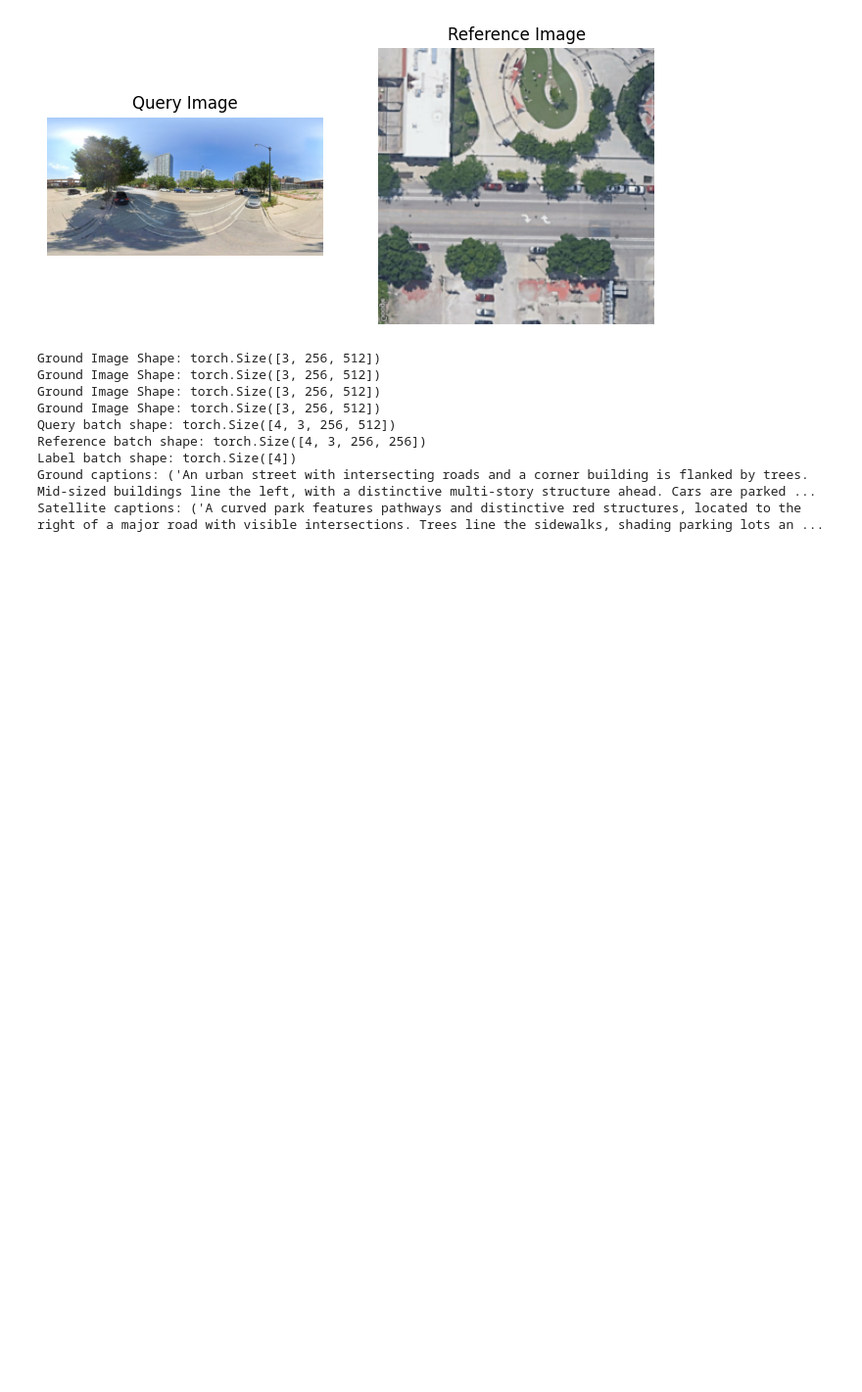
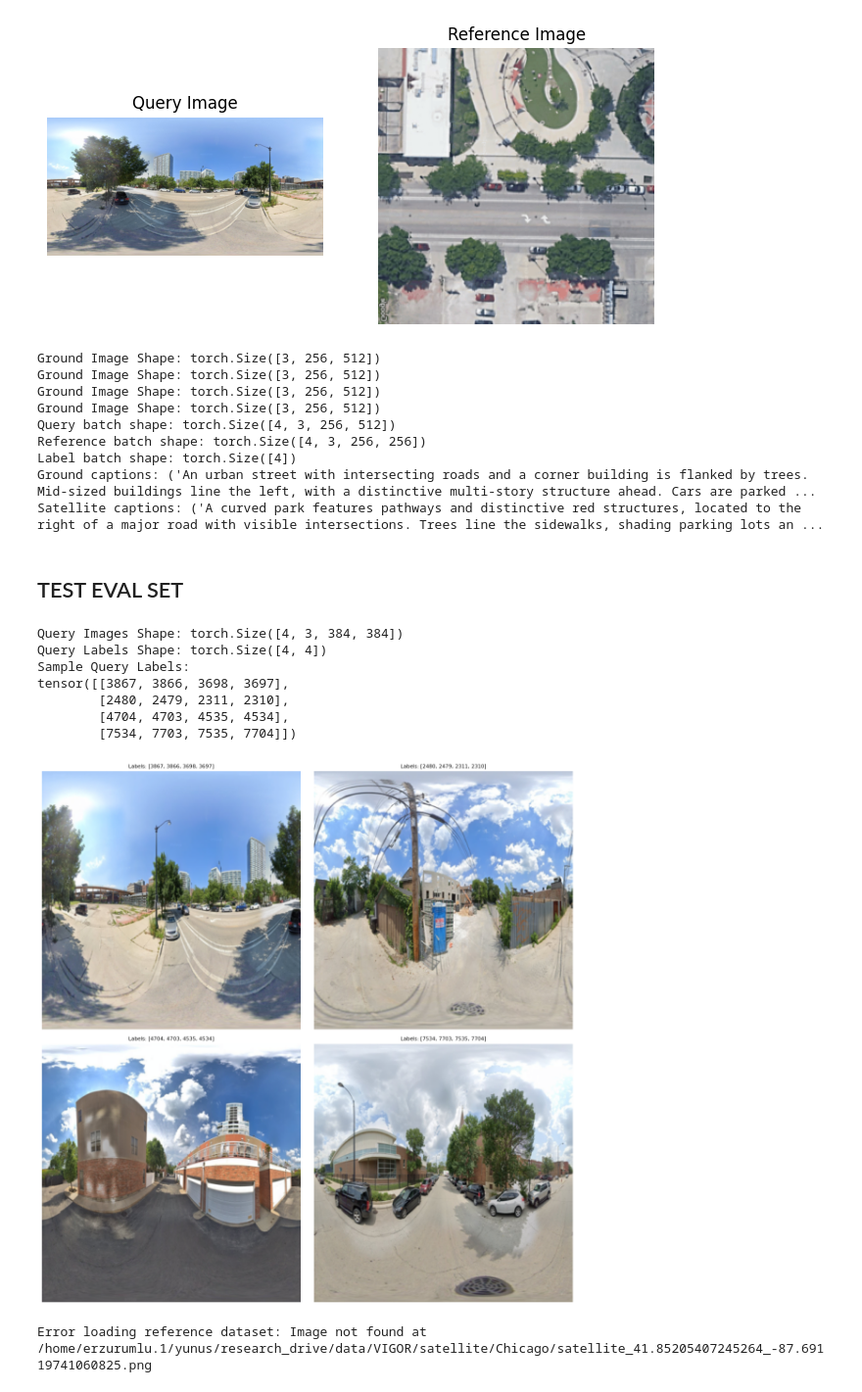
Before and after one commit to yunusstalha/glip-loc, a Jupyter notebook: notebooks/test_dataset.ipynb, the cells around one changed output. Shown at 98% size. Saved outputs shown, nothing was run; the diff lists cells and outputs as text; code cells hidden in the pictures; blank space fills up the shorter version.

```diff
--- a/notebooks/test_dataset.ipynb
+++ b/notebooks/test_dataset.ipynb
@@ -94,3 +94,5 @@ Reference batch shape: torch.Size([4, 3, 256, 256])
 Label batch shape: torch.Size([4])
 Ground captions: ('An urban street with intersecting roads and a corner building is flanked by trees. Mid-sized buildings line the left, with a distinctive multi-story structure ahead. Cars are parked ...
 Satellite captions: ('A curved park features pathways and distinctive red structures, located to the right of a major road with visible intersections. Trees line the sidewalks, shading parking lots an ...
+# %% [markdown]
+## TEST EVAL SET
@@ -96,0 +118,9 @@ Satellite captions: ('A curved park features pathways and distinctive red struct
+# %%
+# Define transforms
+transform = transforms.Compose([
+    transforms.Resize((384, 384)),  # Resize images to 384x384
+    transforms.ToTensor(),          # Convert PIL Image to Tensor
+    # You can add more transforms if needed, e.g., normalization
+    transforms.Normalize(mean=[0.485, 0.456, 0.406],
+                         std=[0.229, 0.224, 0.225]),
+])
@@ -96,0 +172,54 @@ Satellite captions: ('A curved park features pathways and distinctive red struct
+# %%
+# Function to display images
+def show_images(images, titles=None):
+    batch_size = images.size(0)
+    grid_size = int(np.ceil(np.sqrt(batch_size)))
+    fig, axes = plt.subplots(grid_size, grid_size, figsize=(12, 12))
+    for i in range(grid_size * grid_size):
+        ax = axes[i // grid_size, i % grid_size]
+        ax.axis('off')
+        if i < batch_size:
+            img = images[i].permute(1, 2, 0).numpy()
+            img = np.clip(img * np.array([0.229, 0.224, 0.225]) +
+                         np.array([0.485, 0.456, 0.406]), 0, 1)
+            ax.imshow(img)
+            if titles:
+                ax.set_title(titles[i], fontsize=8)
+    plt.tight_layout()
+    plt.show()
+
+# Fetch a single batch from query DataLoader
+try:
+    query_batch = next(iter(dataloader_eval_query))
+    query_imgs, query_labels = query_batch
+    print(f"Query Images Shape: {query_imgs.shape}")      # Expected: [4, 3, 384, 384]
+    print(f"Query Labels Shape: {query_labels.shape}")    # Expected: [4, 4]
+    print(f"Sample Query Labels:\n{query_labels}")
+
+    # Display query images
+    show_images(query_imgs, titles=[f"Labels: {label.tolist()}" for label in query_labels])
+except Exception as e:
+    print(f"Error loading query dataset: {e}")
+
+# Fetch a single batch from reference DataLoader
+try:
+    reference_batch = next(iter(dataloader_eval_reference))
+    reference_imgs, reference_labels = reference_batch
+    print(f"Reference Images Shape: {reference_imgs.shape}")  # Expected: [4, 3, 384, 384]
+    print(f"Reference Labels Shape: {reference_labels.shape}")# Expected: [4]
+    print(f"Sample Reference Labels:\n{reference_labels}")
+
+    # Display reference images
+    show_images(reference_imgs, titles=[f"Label: {label.item()}" for label in reference_labels])
+except Exception as e:
+    print(f"Error loading reference dataset: {e}")
+# %% [output]
+Query Images Shape: torch.Size([4, 3, 384, 384])
+Query Labels Shape: torch.Size([4, 4])
+Sample Query Labels:
+tensor([[3867, 3866, 3698, 3697],
+        [2480, 2479, 2311, 2310],
+        [4704, 4703, 4535, 4534],
+        [7534, 7703, 7535, 7704]])
+[figure, added]
+Error loading reference dataset: Image not found at /home/erzurumlu.1/yunus/research_drive/data/VIGOR/satellite/Chicago/satellite_41.85205407245264_-87.69119741060825.png
```
Also changed, not shown: parts of 3 cells of this notebook, 6 other files.
